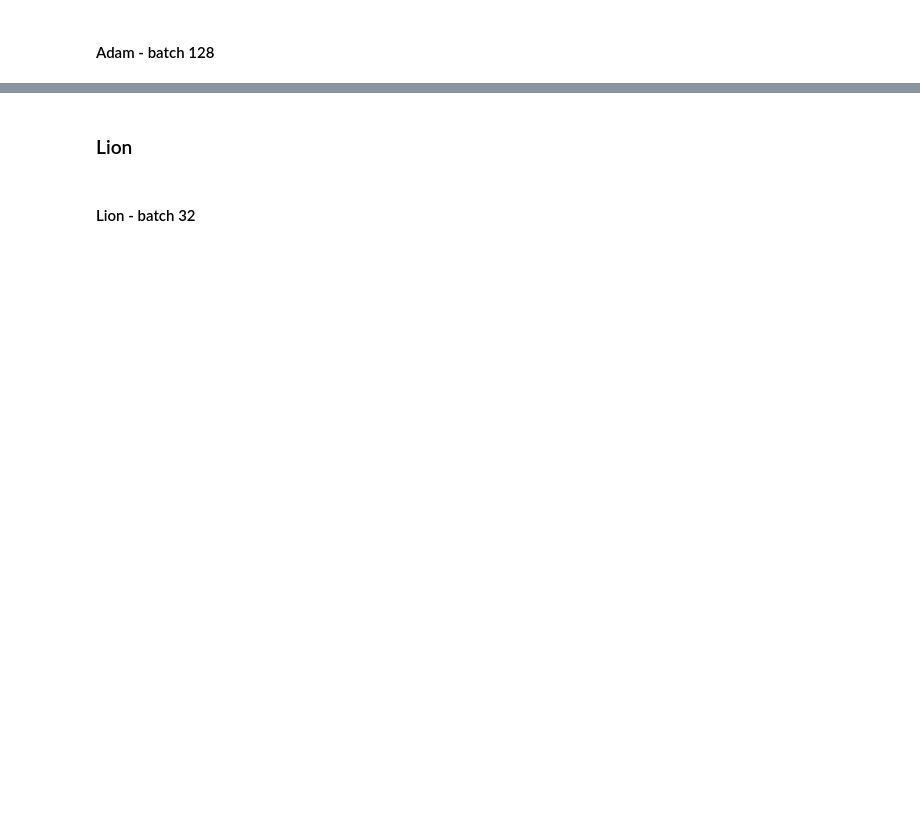
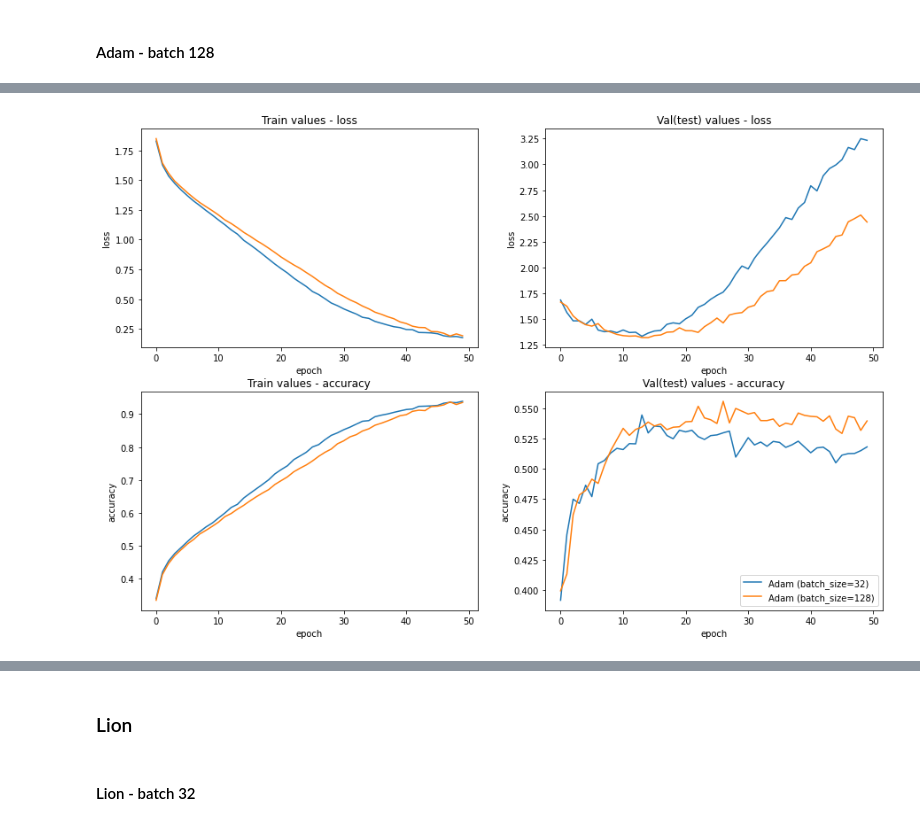
Before and after one commit to juliatvenko/DeepL, a Jupyter notebook: DL-LW2.ipynb, the cells around one changed output, grey strips where cells are left out. Drawn from its saved outputs; the diff is of its cells as text; code cells hidden in the pictures; blank space fills up the shorter version.

```diff
--- a/DL-LW2.ipynb
+++ b/DL-LW2.ipynb
@@ -84,4 +244,4 @@ hist_RMSprop_momentum_batch128 = train_model(RMSprop(learning_rate=1e-3, rho=0.9
 # %% [markdown]
 #### Adam - batch 32
 # %%
-hist_Adam_momentum_batch32 = train_model(Adam(learning_rate=3e-4, beta_1=0.9, beta_2=0.999), batch_size=32)
+hist_Adam_batch32 = train_model(Adam(learning_rate=3e-4, beta_1=0.9, beta_2=0.999), batch_size=32)
@@ -88,4 +266,4 @@ hist_Adam_momentum_batch32 = train_model(Adam(learning_rate=3e-4, beta_1=0.9, be
 # %% [markdown]
 #### Adam - batch 128
 # %%
-hist_Adam_momentum_batch128 = train_model(Adam(learning_rate=3e-4, beta_1=0.9, beta_2=0.999), batch_size=128)
+hist_Adam_batch128 = train_model(Adam(learning_rate=3e-4, beta_1=0.9, beta_2=0.999), batch_size=128)
@@ -91,0 +288,7 @@ hist_Adam_momentum_batch128 = train_model(Adam(learning_rate=3e-4, beta_1=0.9, b
+# %%
+plot_training_history(train_histories= {
+    'Adam (batch_size=32)': hist_Adam_batch32.history,
+    'Adam (batch_size=128)': hist_Adam_batch128.history
+})
+# %% [output]
+[figure, added]
```
Also changed, not shown: parts of 23 cells of this notebook.
